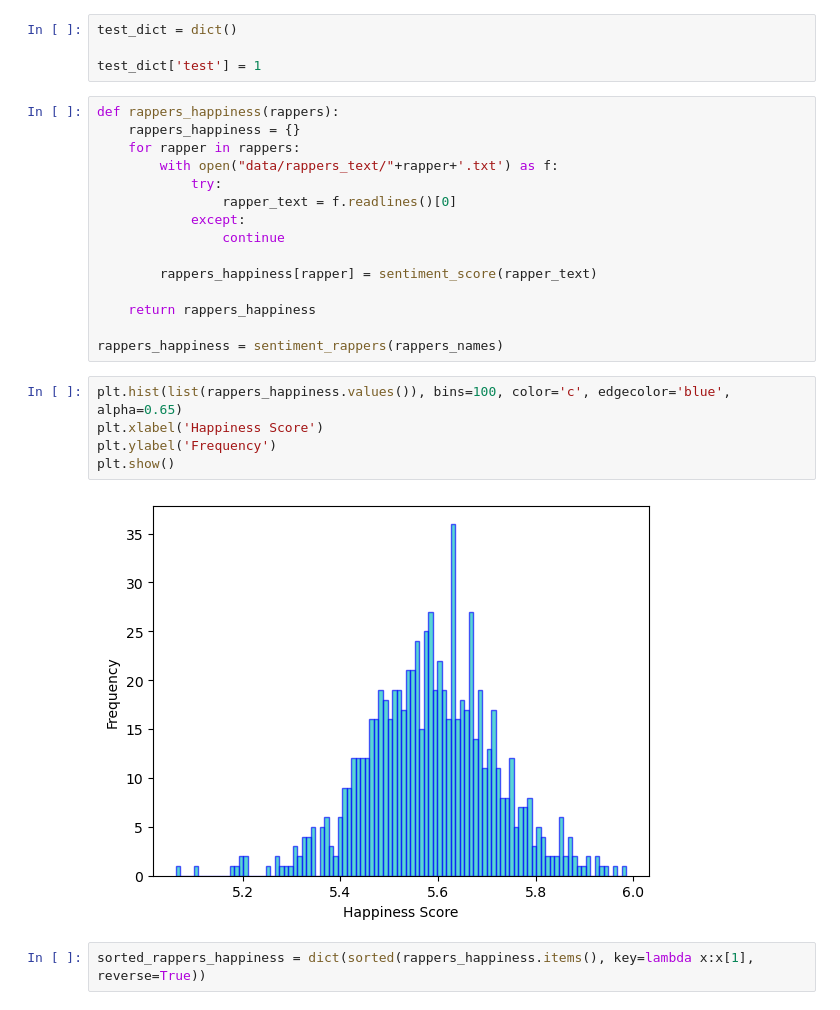
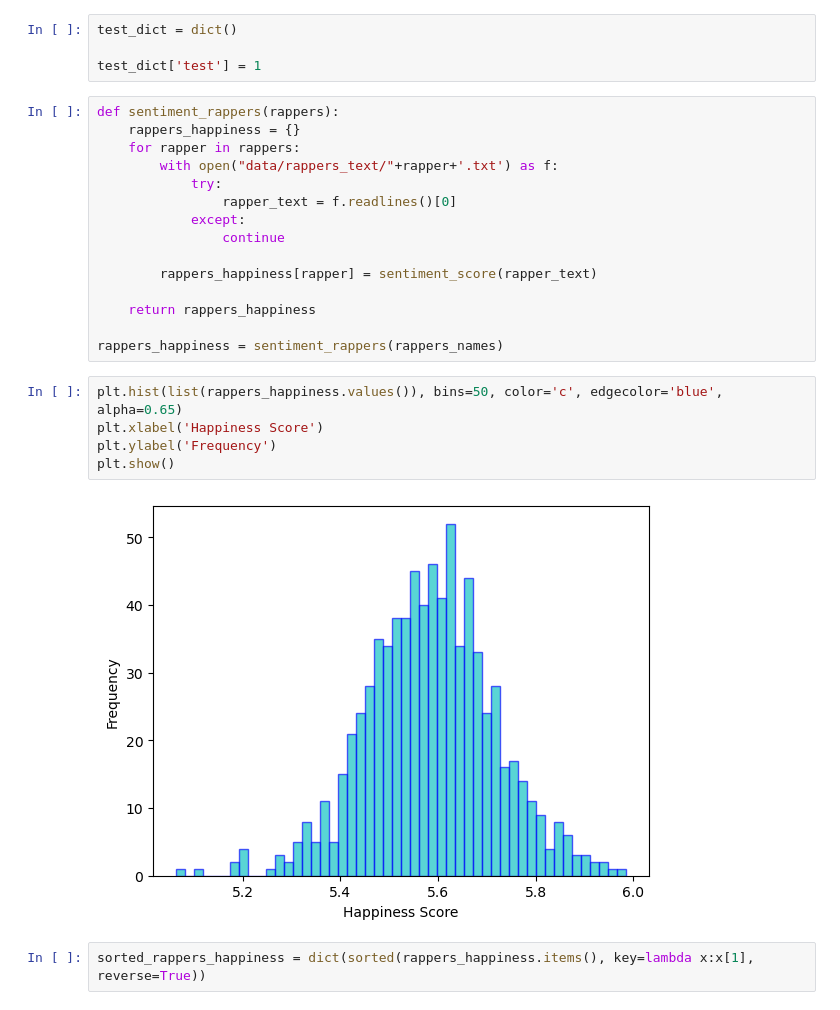
Before and after one commit to s185231/02805_SocialGraphs, a Jupyter notebook: Assignment2.ipynb, the cells around one changed output. Cells and saved outputs as stored; diff of their text form.

```diff
--- a/Assignment2.ipynb
+++ b/Assignment2.ipynb
@@ -464,7 +478,7 @@ test_dict = dict()
 
 test_dict['test'] = 1
 # %%
-def rappers_happiness(rappers):
+def sentiment_rappers(rappers):
     rappers_happiness = {}
     for rapper in rappers:
         with open("data/rappers_text/"+rapper+'.txt') as f:
@@ -479,12 +493,12 @@ def rappers_happiness(rappers):
 
 rappers_happiness = sentiment_rappers(rappers_names)
 # %%
-plt.hist(list(rappers_happiness.values()), bins=100, color='c', edgecolor='blue', alpha=0.65)
+plt.hist(list(rappers_happiness.values()), bins=50, color='c', edgecolor='blue', alpha=0.65)
 plt.xlabel('Happiness Score')
 plt.ylabel('Frequency')
 plt.show()
 # %% [output]
-[figure, old version]
+[figure, new version]
 # %%
 sorted_rappers_happiness = dict(sorted(rappers_happiness.items(), key=lambda x:x[1], reverse=True))
 # %%
```
Also changed, not shown: parts of 9 cells of this notebook, 2 other files.
